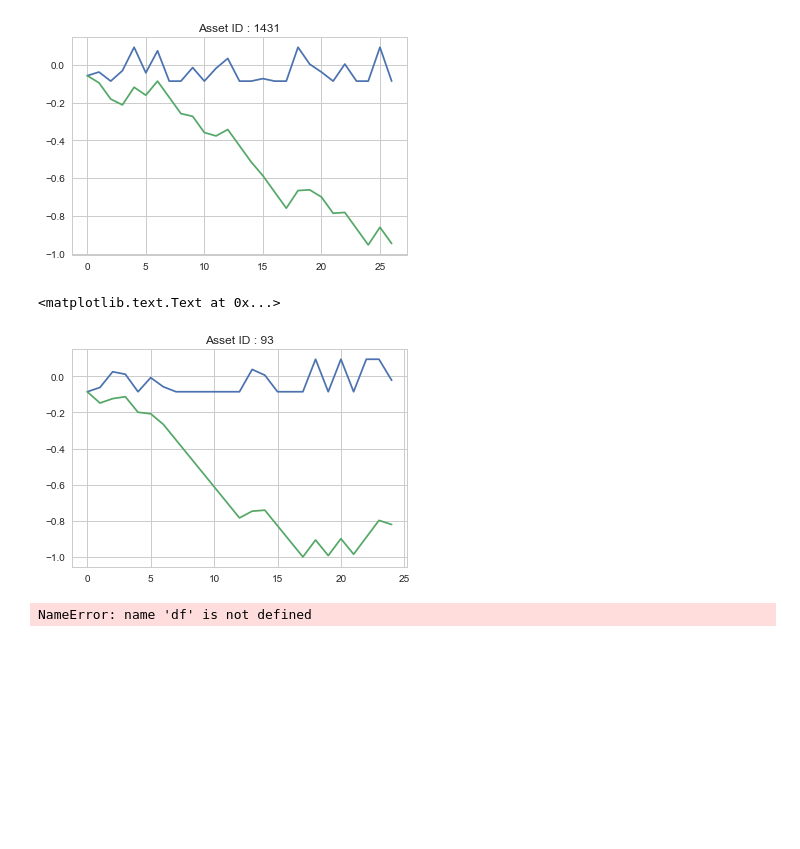
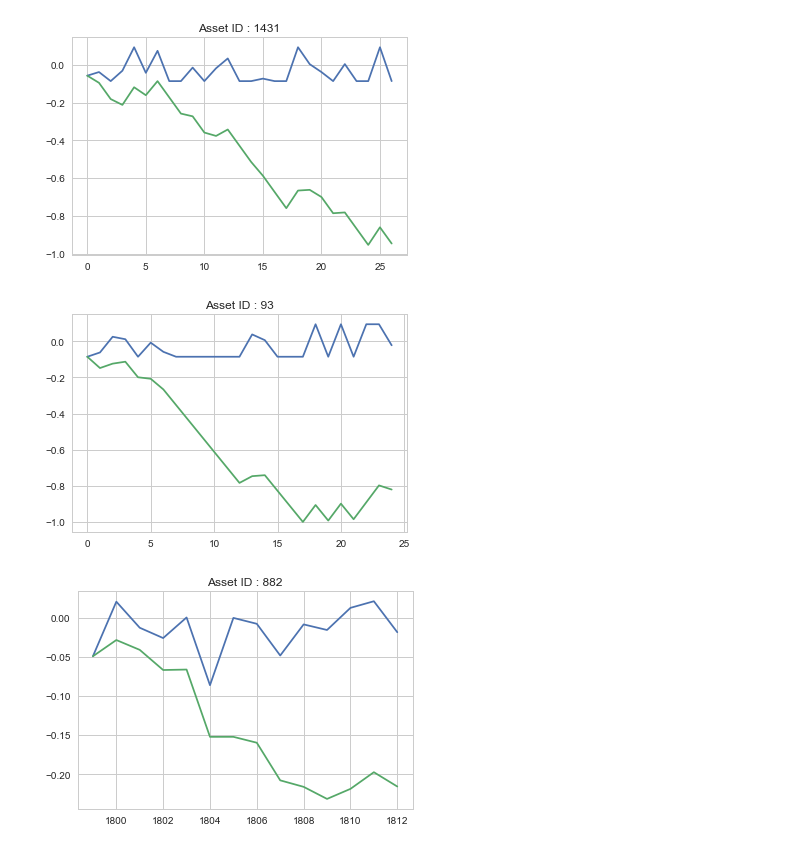
Before and after one commit to yukinagae/two_sigma_financial_modeling_challenge, a Jupyter notebook: eda.ipynb, the cells around one changed output. Saved outputs shown, nothing was run; the diff lists cells and outputs as text; code cells hidden in the pictures; blank space fills up the shorter version.

Commit message:
add correlation graphs

```diff
--- a/eda.ipynb
+++ b/eda.ipynb
@@ -10,3 +10,4 @@ pd.set_option('display.max_columns', 120)
 # %%
 with pd.HDFStore("./input/train.h5", "r") as train:
     df = train["train"]
+    train = train["train"]
@@ -170,19 +195,20 @@ plt.show()
 # %% [output]
 [figure]
 # %%
-    id_val = 93
-    temp_df = df.ix[df['id']==id_val,:]
-    plt.plot(temp_df.timestamp.values, temp_df.y.values)
-    plt.plot(temp_df.timestamp.values, temp_df.y.cumsum())
-    plt.title("Asset ID : "+str(id_val))
+id_val = 93
+temp_df = df.loc[df['id']==id_val,:]
+plt.plot(temp_df.timestamp.values, temp_df.y.values)
+plt.plot(temp_df.timestamp.values, temp_df.y.cumsum())
+plt.title("Asset ID : "+str(id_val))
+plt.show()
 # %% [output]
-<matplotlib.text.Text at 0x...>
 [figure]
 # %%
-    id_val = 882
-    temp_df = df.ix[df['id']==id_val,:]
-    plt.plot(temp_df.timestamp.values, temp_df.y.values)
-    plt.plot(temp_df.timestamp.values, temp_df.y.cumsum())
-    plt.title("Asset ID : "+str(id_val))
+id_val = 882
+temp_df = df.loc[df['id']==id_val,:]
+plt.plot(temp_df.timestamp.values, temp_df.y.values)
+plt.plot(temp_df.timestamp.values, temp_df.y.cumsum())
+plt.title("Asset ID : "+str(id_val))
+plt.show()
 # %% [output]
-NameError: name 'df' is not defined
+[figure, added]
```
Also changed, not shown: parts of 6 cells of this notebook.
